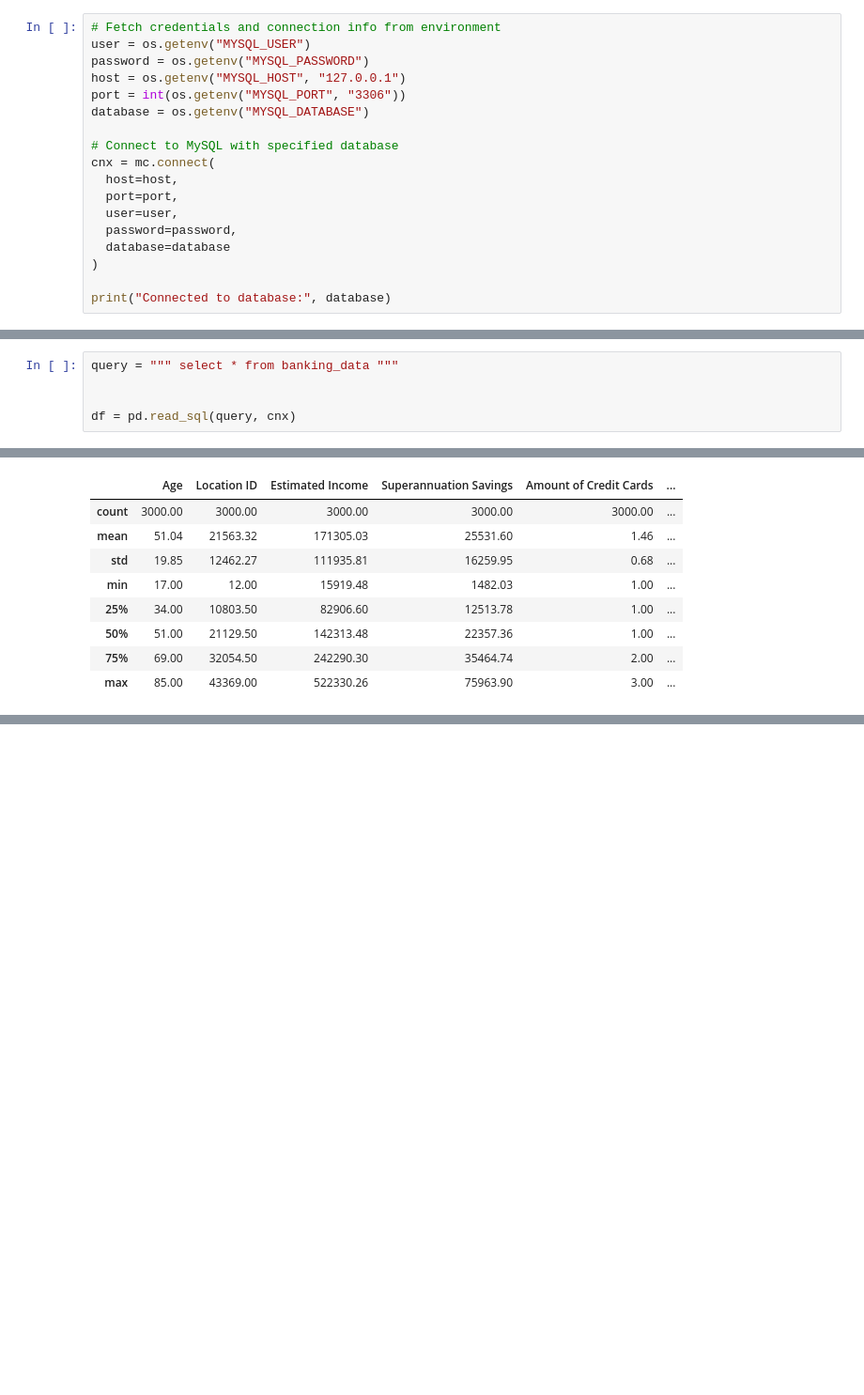
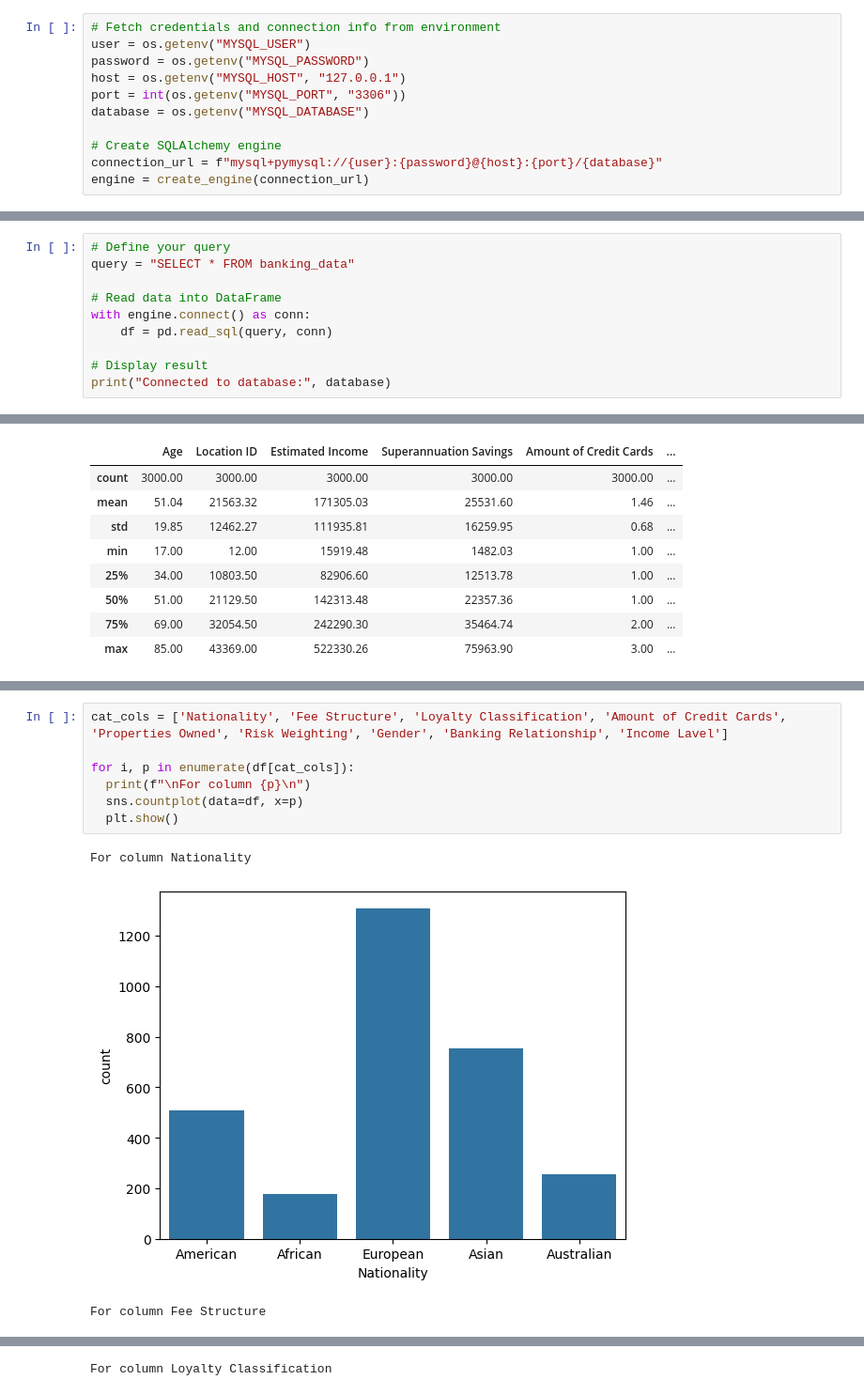
Before and after one commit to nafiul-araf/Banking-Sector-Financial-Analysis, a Jupyter notebook: Data Cleaning and EDA.ipynb, the cells around one changed output, grey strips where cells are left out. Shown at 94% size. Drawn from its saved outputs; the diff is of its cells as text; blank space fills up the shorter version.

```diff
--- a/Data Cleaning and EDA.ipynb
+++ b/Data Cleaning and EDA.ipynb
@@ -17,13 +20,6 @@ host = os.getenv("MYSQL_HOST", "127.0.0.1")
 port = int(os.getenv("MYSQL_PORT", "3306"))
 database = os.getenv("MYSQL_DATABASE")
 
-# Connect to MySQL with specified database
-cnx = mc.connect(
-  host=host,
-  port=port,
-  user=user,
-  password=password,
-  database=database
-)
-
-print("Connected to database:", database)
+# Create SQLAlchemy engine
+connection_url = f"mysql+pymysql://{user}:{password}@{host}:{port}/{database}"
+engine = create_engine(connection_url)
@@ -32,5 +26,10 @@ Connected to database: analysisfinancial
 # %%
-query = """ select * from banking_data """
+# Define your query
+query = "SELECT * FROM banking_data"
 
+# Read data into DataFrame
+with engine.connect() as conn:
+    df = pd.read_sql(query, conn)
 
-df = pd.read_sql(query, cnx)
+# Display result
+print("Connected to database:", database)
@@ -101,0 +112,11 @@ df['Income Lavel'].value_counts().plot(kind='bar')
+# %%
+cat_cols = ['Nationality', 'Fee Structure', 'Loyalty Classification', 'Amount of Credit Cards', 'Properties Owned', 'Risk Weighting', 'Gender', 'Banking Relationship', 'Income Lavel']
+
+for i, p in enumerate(df[cat_cols]):
+  print(f"\nFor column {p}\n")
+  sns.countplot(data=df, x=p)
+  plt.show()
+# %% [output]
+For column Nationality
+[figure, added]
+For column Fee Structure
@@ -101,0 +124 @@ df['Income Lavel'].value_counts().plot(kind='bar')
+For column Loyalty Classification
```
Also changed, not shown: parts of 18 cells of this notebook, 1 other file.
